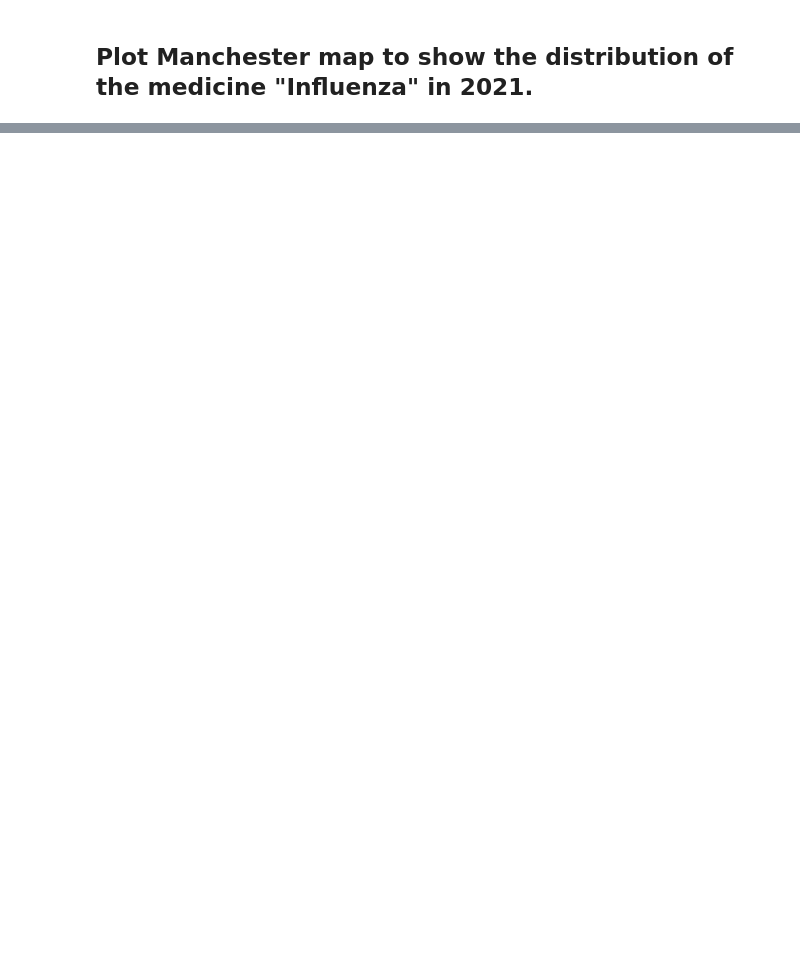
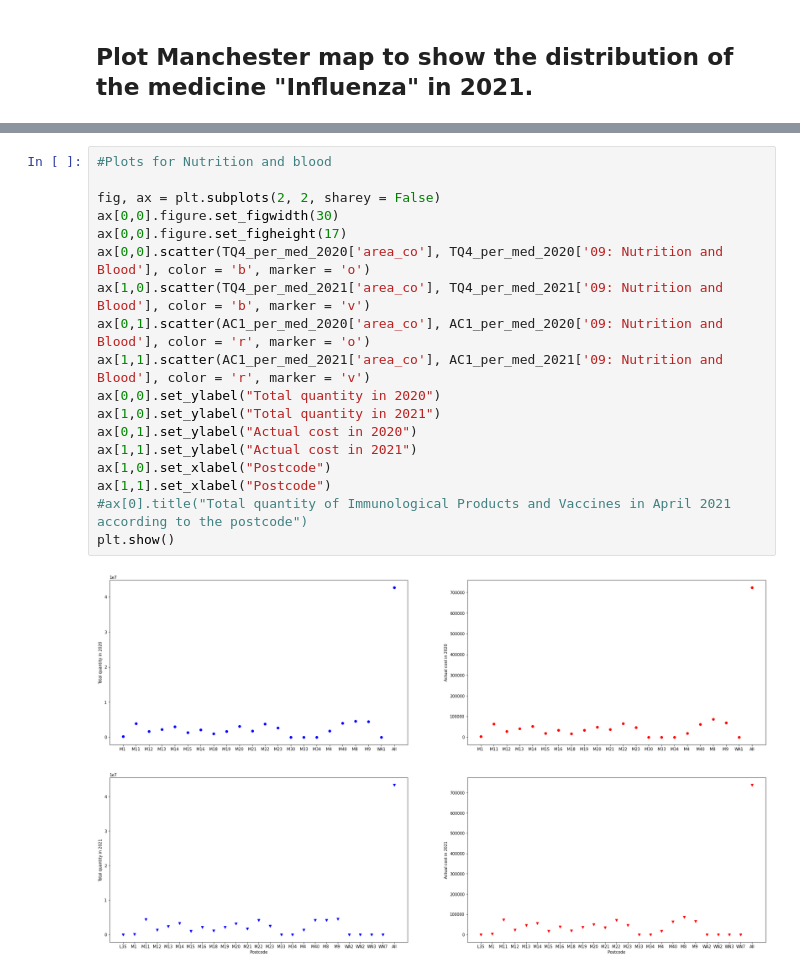
Before and after one commit to zahraa-m/PHE_UK, a Jupyter notebook: PHE_UK.ipynb, the cells around one changed output, grey strips where cells are left out. Cells and saved outputs as stored; diff of their text form; blank space fills up the shorter version.

```diff
--- a/PHE_UK.ipynb
+++ b/PHE_UK.ipynb
@@ -188,0 +385,20 @@ fig_map1.show()
+# %%
+#Plots for Nutrition and blood
+
+fig, ax = plt.subplots(2, 2, sharey = False)
+ax[0,0].figure.set_figwidth(30)
+ax[0,0].figure.set_figheight(17)
+ax[0,0].scatter(TQ4_per_med_2020['area_co'], TQ4_per_med_2020['09: Nutrition and Blood'], color = 'b', marker = 'o')
+ax[1,0].scatter(TQ4_per_med_2021['area_co'], TQ4_per_med_2021['09: Nutrition and Blood'], color = 'b', marker = 'v')
+ax[0,1].scatter(AC1_per_med_2020['area_co'], AC1_per_med_2020['09: Nutrition and Blood'], color = 'r', marker = 'o')
+ax[1,1].scatter(AC1_per_med_2021['area_co'], AC1_per_med_2021['09: Nutrition and Blood'], color = 'r', marker = 'v')
+ax[0,0].set_ylabel("Total quantity in 2020")
+ax[1,0].set_ylabel("Total quantity in 2021")
+ax[0,1].set_ylabel("Actual cost in 2020")
+ax[1,1].set_ylabel("Actual cost in 2021")
+ax[1,0].set_xlabel("Postcode")
+ax[1,1].set_xlabel("Postcode")
+#ax[0].title("Total quantity of Immunological Products and Vaccines in April 2021 according to the postcode")
+plt.show()
+# %% [output]
+[figure, added]
```
Also changed, not shown: parts of 10 cells of this notebook.
